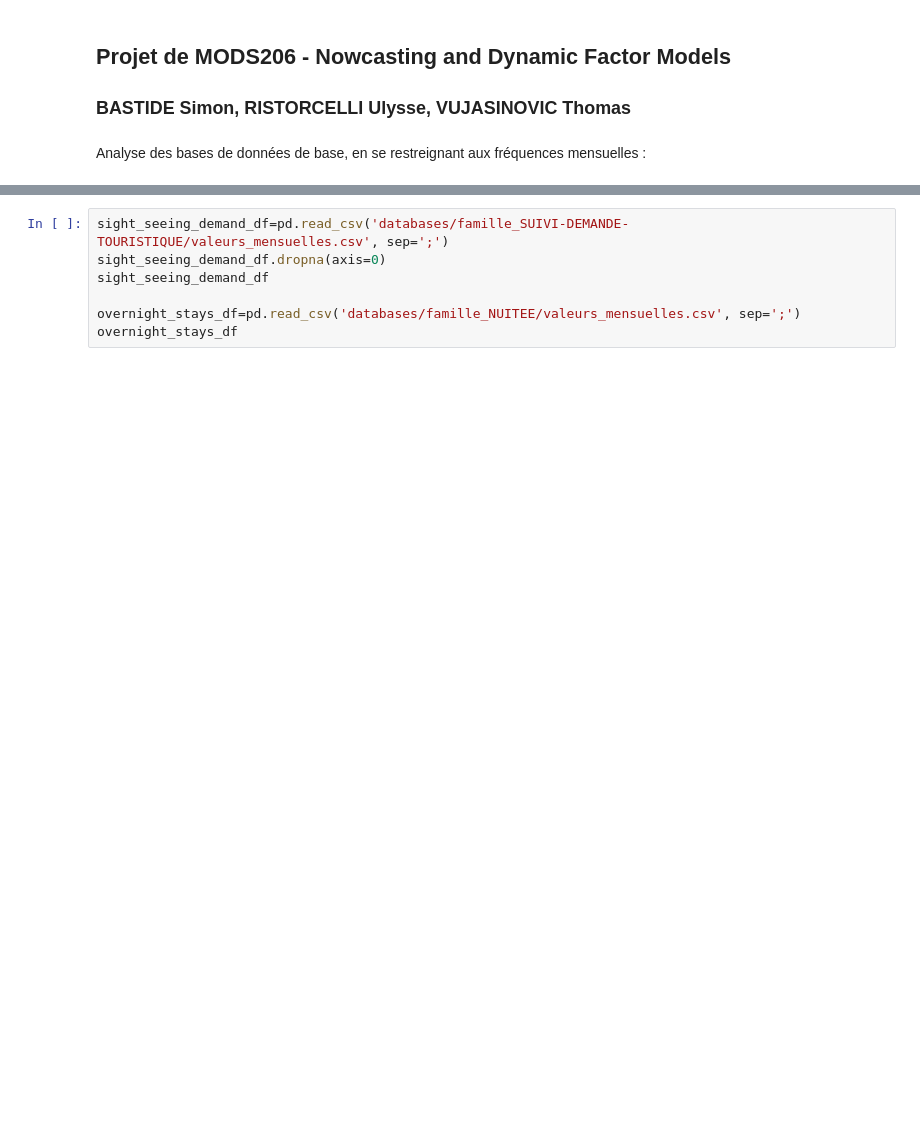
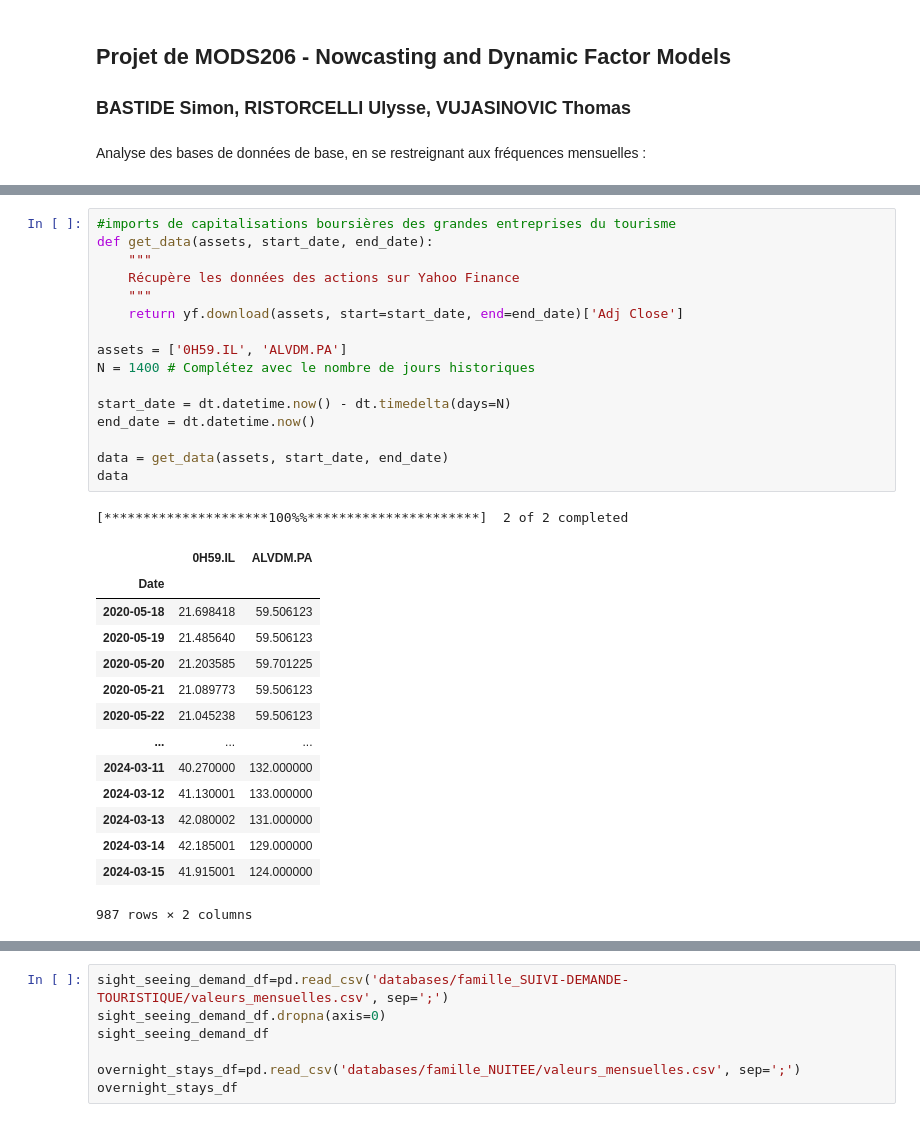
Before and after one commit to Laveine-v2/MODS206-DFM, a Jupyter notebook: Data_analysis.ipynb, the cells around one changed output, grey strips where cells are left out. Drawn from its saved outputs; the diff is of its cells as text; blank space fills up the shorter version.

```diff
--- a/Data_analysis.ipynb
+++ b/Data_analysis.ipynb
@@ -9,0 +19,32 @@ import pandas as pd
+# %%
+#imports de capitalisations boursières des grandes entreprises du tourisme
+def get_data(assets, start_date, end_date):
+    """
+    Récupère les données des actions sur Yahoo Finance
+    """
+    return yf.download(assets, start=start_date, end=end_date)['Adj Close']
+
+assets = ['0H59.IL', 'ALVDM.PA']
+N = 1400 # Complétez avec le nombre de jours historiques
+
+start_date = dt.datetime.now() - dt.timedelta(days=N)
+end_date = dt.datetime.now()
+
+data = get_data(assets, start_date, end_date)
+data
+# %% [output]
+[*********************100%%**********************]  2 of 2 completed
+|  | 0H59.IL | ALVDM.PA |
+| Date |  |  |
+| 2020-05-18 | 21.698418 | 59.506123 |
+| 2020-05-19 | 21.485640 | 59.506123 |
+| 2020-05-20 | 21.203585 | 59.701225 |
+| 2020-05-21 | 21.089773 | 59.506123 |
+| 2020-05-22 | 21.045238 | 59.506123 |
+| ... | ... | ... |
+| 2024-03-11 | 40.270000 | 132.000000 |
+| 2024-03-12 | 41.130001 | 133.000000 |
+| 2024-03-13 | 42.080002 | 131.000000 |
+| 2024-03-14 | 42.185001 | 129.000000 |
+| 2024-03-15 | 41.915001 | 124.000000 |
+987 rows × 2 columns
```
Also changed, not shown: parts of 3 cells of this notebook.
